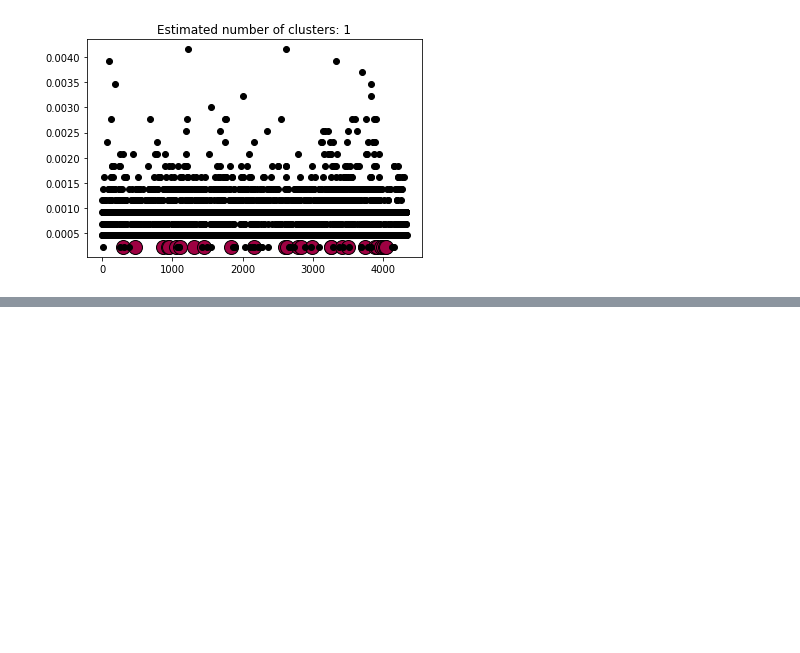
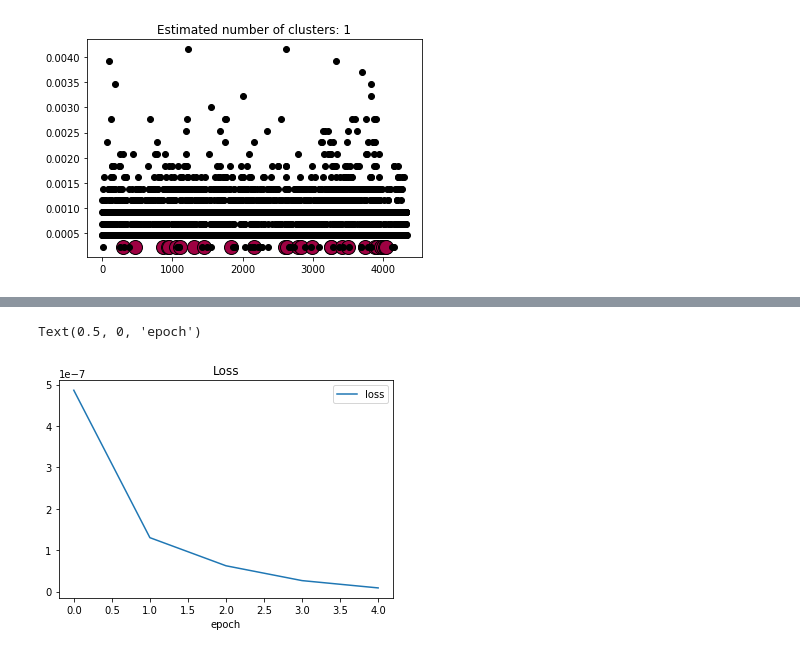
Before and after one commit to MarinerT/CreatingIPProfiles, a Jupyter notebook: worksheet/KMeansClustering.ipynb, the cells around one changed output, grey strips where cells are left out. Saved outputs shown, nothing was run; the diff lists cells and outputs as text; code cells hidden in the pictures; blank space fills up the shorter version.

```diff
--- a/worksheet/KMeansClustering.ipynb
+++ b/worksheet/KMeansClustering.ipynb
@@ -658,0 +825,3 @@ plt.show()
+# %%
+from keras.callbacks import History
+history = History()
@@ -658,0 +854,9 @@ plt.show()
+# %%
+plt.plot(history.history['loss'])
+#plt.plot(history.history['val_loss'])
+plt.legend(['loss', 'val_loss'])
+plt.title('Loss')
+plt.xlabel('epoch')
+# %% [output]
+Text(0.5, 0, 'epoch')
+[figure, added]
```
Also changed, not shown: parts of 28 cells of this notebook, 2 other files.
